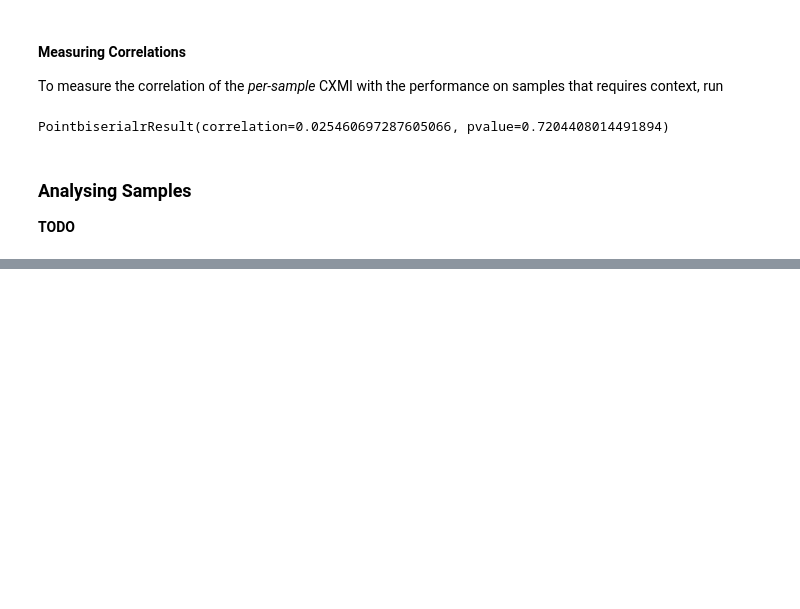
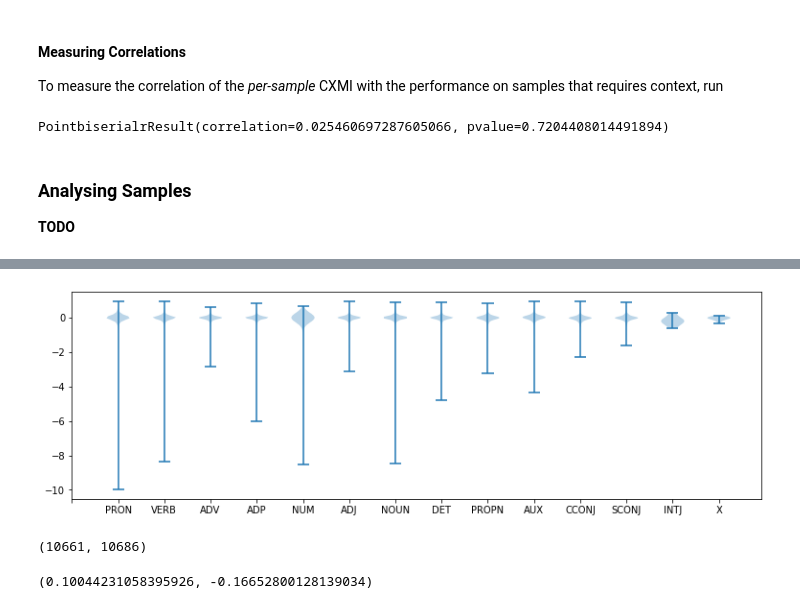
Before and after one commit to neulab/contextual-mt, a Jupyter notebook: notebooks/measuring_context_usage.ipynb, the cells around one changed output, grey strips where cells are left out. Cells and saved outputs as stored; diff of their text form; code cells hidden in the pictures; blank space fills up the shorter version.

```diff
--- a/notebooks/measuring_context_usage.ipynb
+++ b/notebooks/measuring_context_usage.ipynb
@@ -233,0 +416,30 @@ KeyboardInterrupt: Interrupted by user
+# %%
+from collections import defaultdict
+#pos_cxmi = defaultdict(list)
+for k in range(len(word_cxmis_mean)):
+    doc = nlp(documents[ids[k][0]][ids[k][1]][1])
+    pos = []
+    scores = []
+    words = documents[ids[k][0]][ids[k][1]][1].split()
+    j = 0
+    for token in doc:
+        if ("'" not in token.text or token.text.lower() == "aujourd'hui") and (not token.text.startswith("-")) and (not token.text.endswith("-")) and (token.text == "«" or token.text == "?" or token.text == ":" or token.pos_ != 'PUNCT'):
+
+            if token.pos_ not in ["PUNCT", "SPACE"]:
+                pos.append(token.pos_)
+                if token.pos_ == "SCONJ":
+                    print(token.text)
+                    print(documents[ids[k][0]][ids[k][1]][1])
+                    print()
+                try:
+                    assert token.text in words[j]
+                    scores.append(word_cxmis_mean[k][j])
+                except:
+                   # print(token.text)
+                   # print(words[min(len(words), j) - 1])
+                   # print()
+                    scores.append(word_cxmis_mean[k][min(len(words), j)-1])
+
+            j += 1
+    #for p, score in zip(pos, scores):
+    #    pos_cxmi[p].append(score)
@@ -233,0 +465,16 @@ KeyboardInterrupt: Interrupted by user
+# %%
+pos_names = []
+pos_scores = []
+for k,v in pos_cxmi.items():
+    pos_names.append(k)
+    pos_scores.append([s for s in v if s > -10])
+# %%
+import matplotlib.pyplot as plt
+
+fig = plt.figure(figsize=(10,3))
+ax = fig.add_axes([0,0,1,1])
+bp = ax.violinplot(pos_scores)
+plt.xticks(np.arange(len(pos_names)+1), [""]+pos_names)
+plt.show()
+# %% [output]
+[figure, added]
@@ -233,0 +490,8 @@ KeyboardInterrupt: Interrupted by user
+# %%
+len(pos), len(neg)
+# %% [output]
+(10661, 10686)
+# %%
+sum(pos)/len(pos), sum(neg)/len(neg)
+# %% [output]
+(0.10044231058395926, -0.16652800128139034)
```
Also changed, not shown: parts of 21 cells of this notebook, 4 other files.
